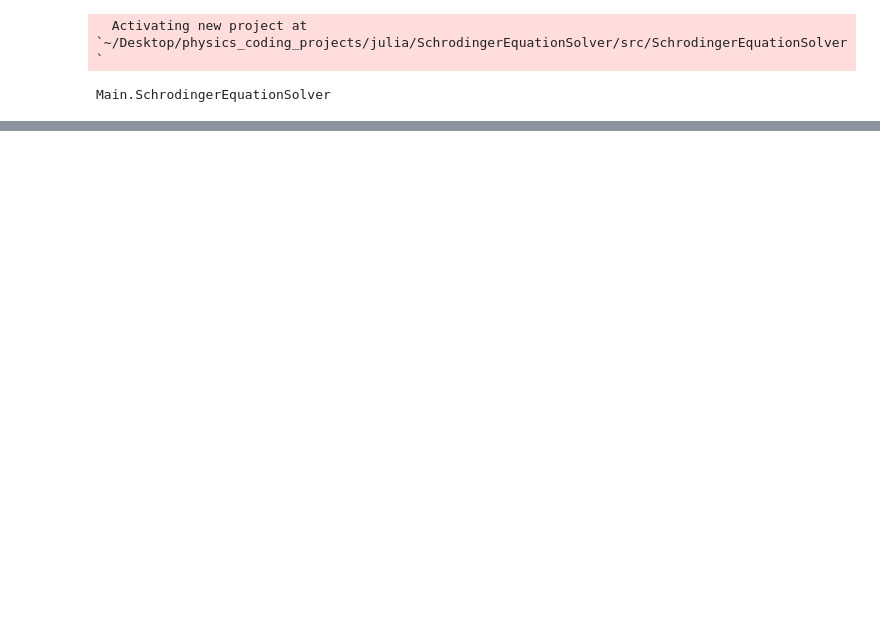
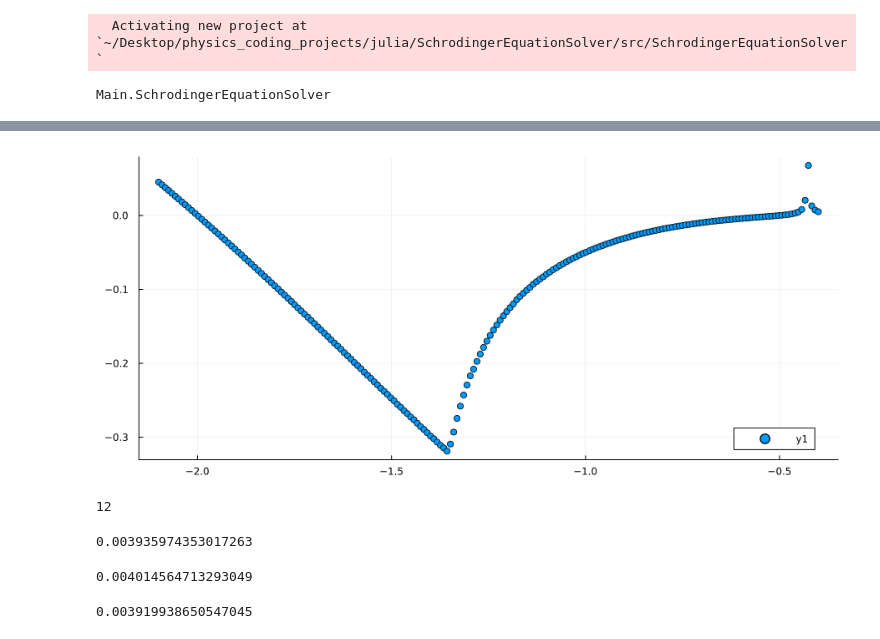
Before and after one commit to zeledon14/SchrodingerEquationSolver.jl, a Jupyter notebook: src/eigenvalue_search.ipynb, the cells around one changed output, grey strips where cells are left out. Saved outputs shown, nothing was run; the diff lists cells and outputs as text; code cells hidden in the pictures; blank space fills up the shorter version.

```diff
--- a/src/eigenvalue_search.ipynb
+++ b/src/eigenvalue_search.ipynb
@@ -71,0 +85,13 @@ plot!(size=(900,400))
+# %%
+merg_valu_of_E=zeros(Float64, E_N);
+for (i, ei) in enumerate(E_grid)
+    init_valu1_fwrd, init_valu2_fwrd,
+    init_valu1_bwrd, init_valu2_bwrd =InitialConditions.atom(grid, ei, l);
+    u_merged, merge_value= odses.solver(ei,init_valu1_fwrd,init_valu2_fwrd, init_valu1_bwrd,
+    init_valu2_bwrd, v_effe, grid);
+    merg_valu_of_E[i]=merge_value;
+end
+scatter(E_grid, [merg_valu_of_E])
+plot!(size=(900,400))
+# %% [output]
+[figure, added]
@@ -71,0 +100,16 @@ plot!(size=(900,400))
+# %%
+ener_indx[1]
+# %% [output]
+12
+# %%
+abs(merg_valu_of_E[ener_indx[1]+1]-merg_valu_of_E[ener_indx[1]])
+# %% [output]
+0.003935974353017263
+# %%
+0.51*(abs(merg_valu_of_E[ener_indx[1]+1]-merg_valu_of_E[ener_indx[1]+2]) + abs(merg_valu_of_E[ener_indx[1]]-merg_valu_of_E[ener_indx[1]-1]))
+# %% [output]
+0.004014564713293049
+# %%
+abs(merg_valu_of_E[ener_indx[1]]-merg_valu_of_E[ener_indx[1]-1])
+# %% [output]
+0.003919938650547045
```
Also changed, not shown: parts of 11 cells of this notebook, 1 other file.
